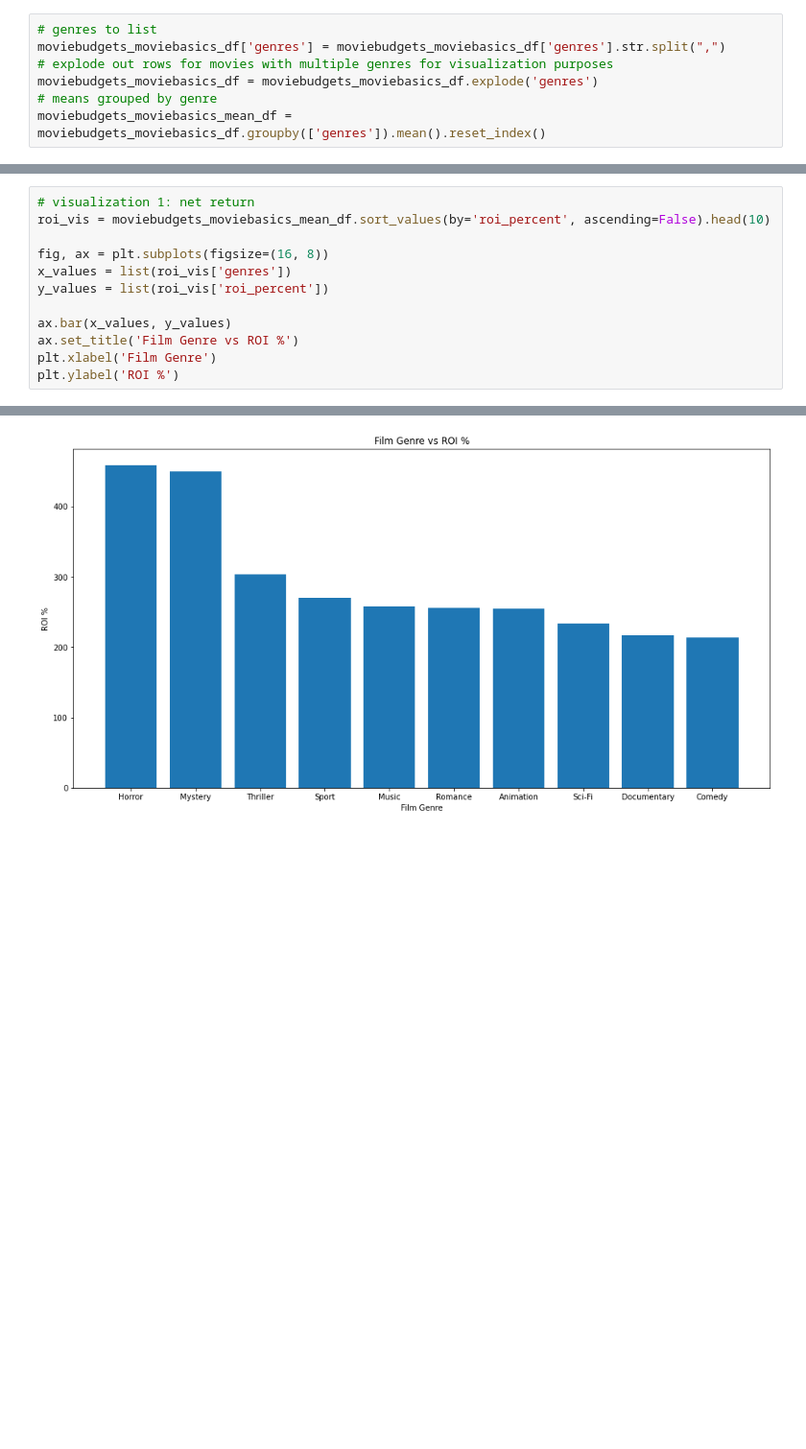
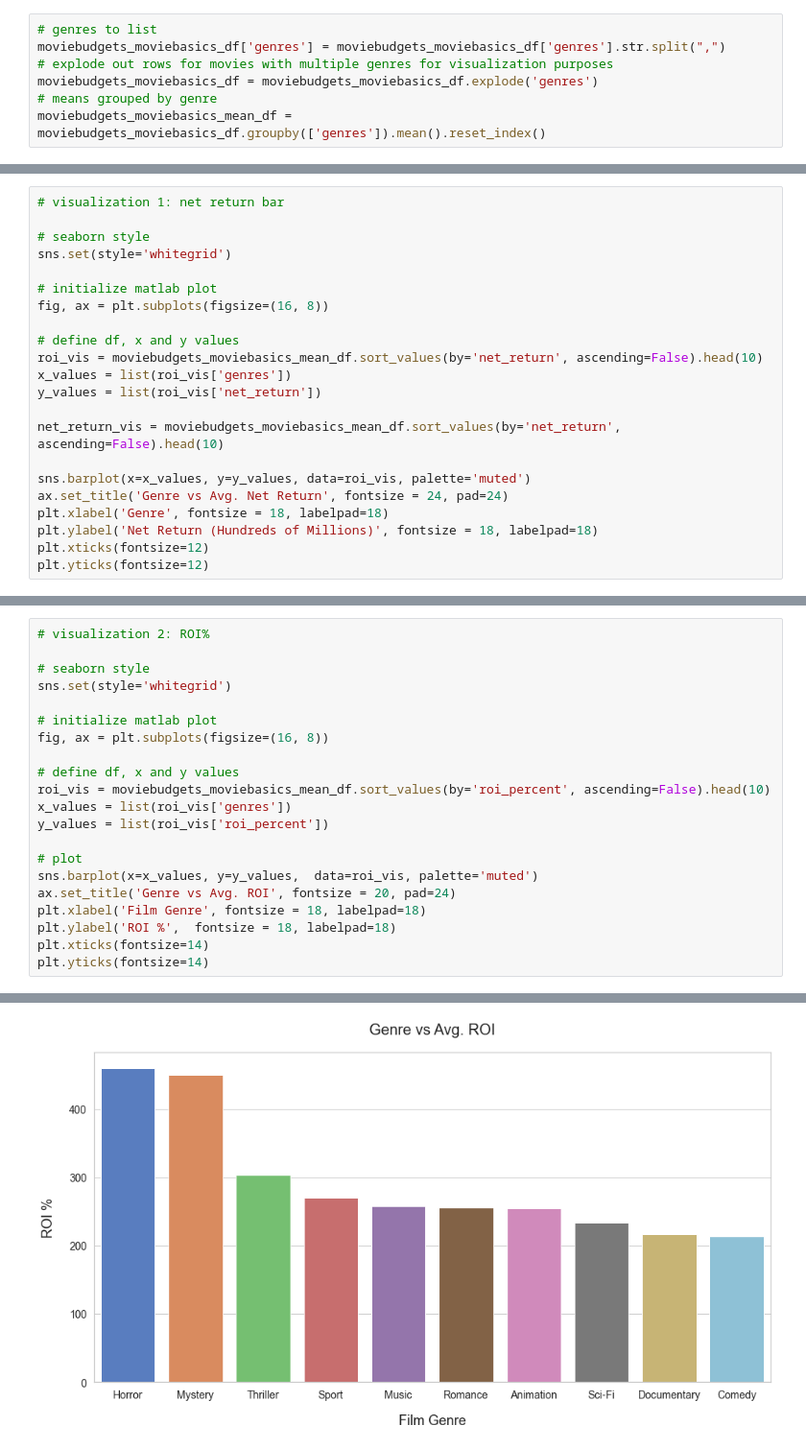
Before and after one commit to charlesmpan/FilmStudioMovieRec, a Jupyter notebook: final_notebook_ben.ipynb, the cells around one changed output, grey strips where cells are left out. Shown: that part at 96% size. Saved outputs shown, nothing was run; the diff lists cells and outputs as text; blank space fills up the shorter version.

Commit message:
Ben Notebook Visualizations, Final Notebook commenting

```diff
--- a/final_notebook_ben.ipynb
+++ b/final_notebook_ben.ipynb
@@ -108,0 +106,22 @@ Text(0, 0.5, 'Net Return (Hundreds of Millions)')
+# %%
+# visualization 1: net return bar
+
+# seaborn style
+sns.set(style='whitegrid')
+
+# initialize matlab plot
+fig, ax = plt.subplots(figsize=(16, 8))
+
+# define df, x and y values
+roi_vis = moviebudgets_moviebasics_mean_df.sort_values(by='net_return', ascending=False).head(10)
+x_values = list(roi_vis['genres'])
+y_values = list(roi_vis['net_return'])
+
+net_return_vis = moviebudgets_moviebasics_mean_df.sort_values(by='net_return', ascending=False).head(10)
+
+sns.barplot(x=x_values, y=y_values, data=roi_vis, palette='muted')
+ax.set_title('Genre vs Avg. Net Return', fontsize = 24, pad=24)
+plt.xlabel('Genre', fontsize = 18, labelpad=18)
+plt.ylabel('Net Return (Hundreds of Millions)', fontsize = 18, labelpad=18)
+plt.xticks(fontsize=12)
+plt.yticks(fontsize=12)
@@ -109,13 +138,22 @@ Text(0, 0.5, 'Net Return (Hundreds of Millions)')
 # %%
-# visualization 1: net return
+# visualization 2: ROI%
+
+# seaborn style
+sns.set(style='whitegrid')
+
+# initialize matlab plot
+fig, ax = plt.subplots(figsize=(16, 8))
+
+# define df, x and y values
 roi_vis = moviebudgets_moviebasics_mean_df.sort_values(by='roi_percent', ascending=False).head(10)
-
-fig, ax = plt.subplots(figsize=(16, 8))
 x_values = list(roi_vis['genres'])
 y_values = list(roi_vis['roi_percent'])
 
-ax.bar(x_values, y_values)
-ax.set_title('Film Genre vs ROI %')
-plt.xlabel('Film Genre')
-plt.ylabel('ROI %')
+# plot
+sns.barplot(x=x_values, y=y_values,  data=roi_vis, palette='muted')
+ax.set_title('Genre vs Avg. ROI', fontsize = 20, pad=24)
+plt.xlabel('Film Genre', fontsize = 18, labelpad=18)
+plt.ylabel('ROI %',  fontsize = 18, labelpad=18)
+plt.xticks(fontsize=14)
+plt.yticks(fontsize=14)
 # %% [output]
@@ -123 +167 @@ Text(0, 0.5, 'ROI %')
-[figure, old version]
+[figure, new version]
```
Also changed, not shown: parts of 6 cells of this notebook, 1 other file.
